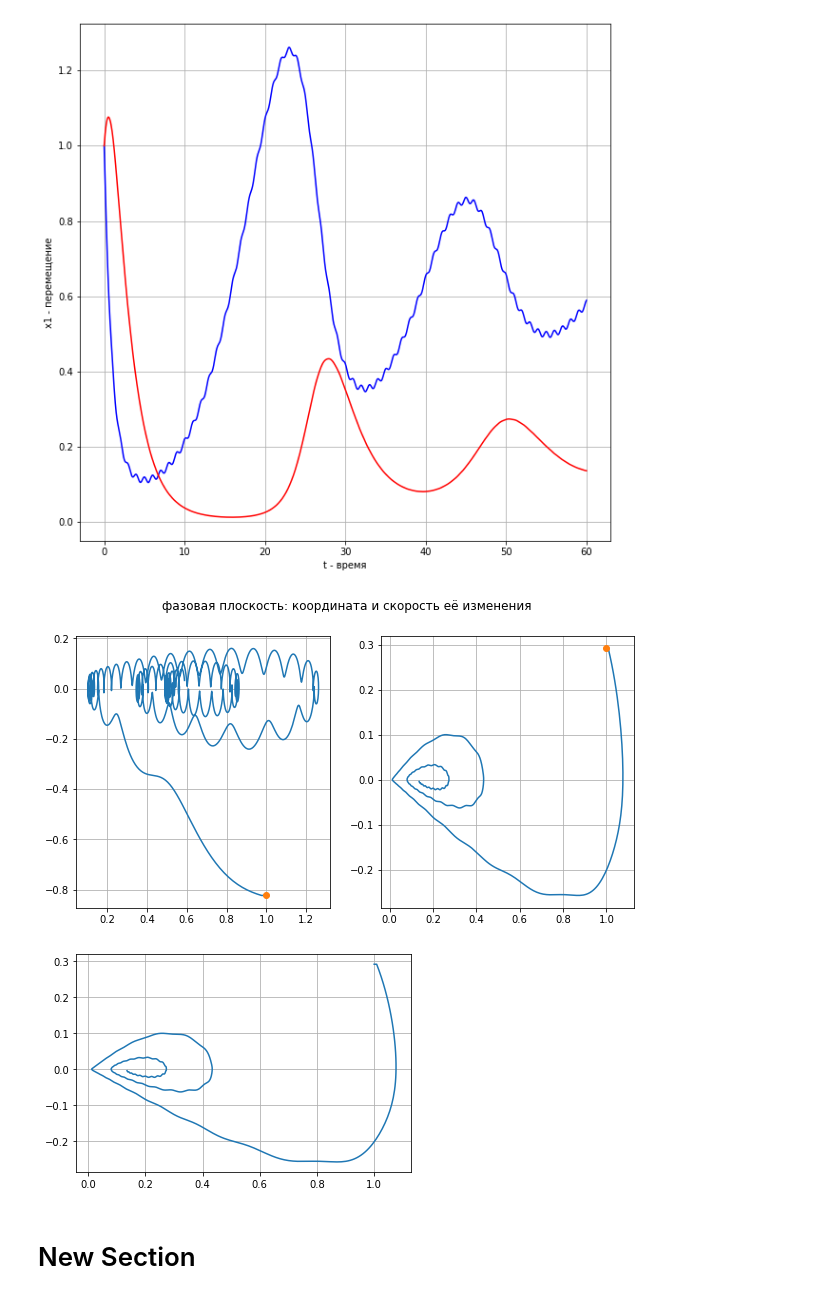
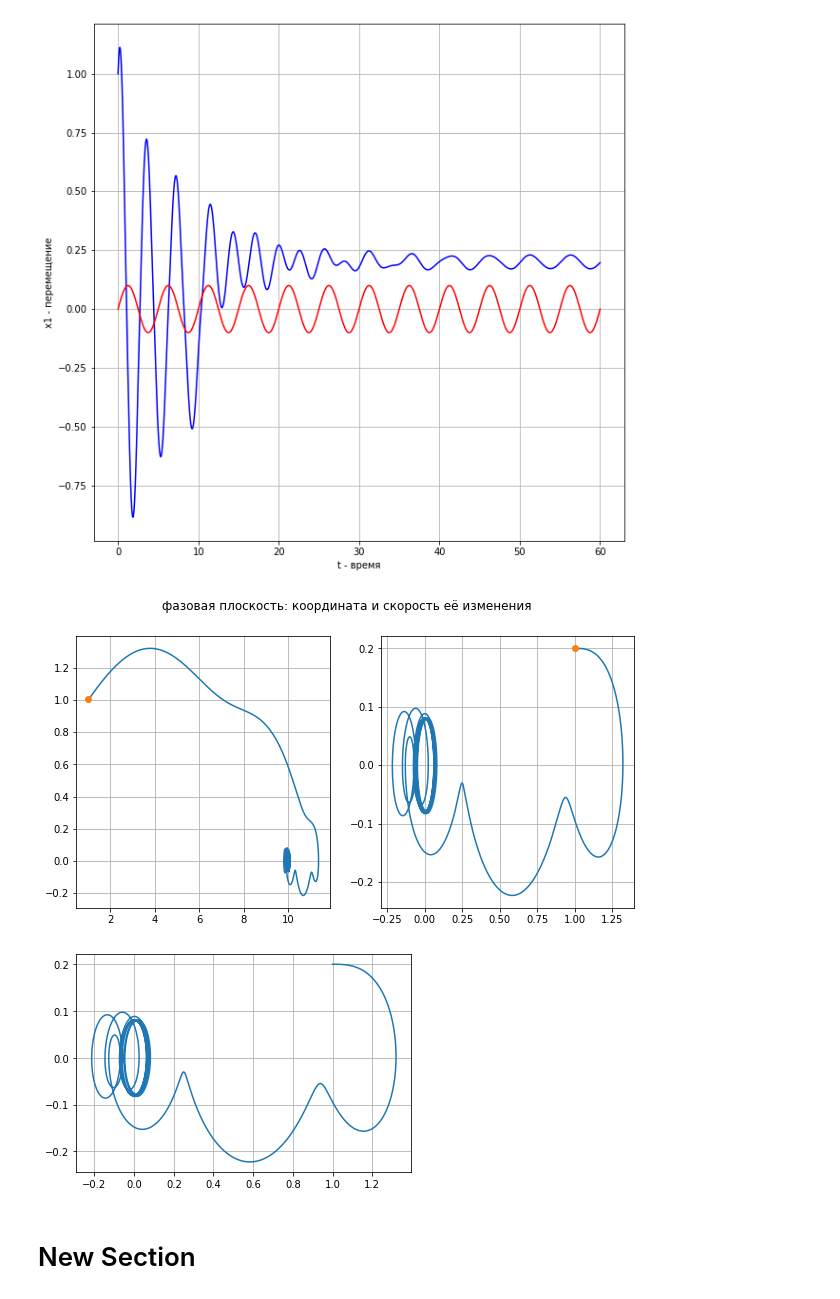
Before and after one commit to TAUforPython/nonlinear_phasepicture, a Jupyter notebook: вынужденное_движение_нелинейных_систем.ipynb, the cells around one changed output. Cells and saved outputs as stored; diff of their text form; code cells hidden in the pictures.

```diff
--- a/вынужденное_движение_нелинейных_систем.ipynb
+++ b/вынужденное_движение_нелинейных_систем.ipynb
@@ -71,6 +74,13 @@ d = 0.8 #вероятность того, что за товаров верну
 args = (a, b, c, d)
 Tend = 60
 
+# начальные условия для модели маятника
+a = 0.25
+b = 5
+c = 1
+d = 1
+args = (a, b, c, d)
+
 #deltaX, deltaDX, startX, stopX, startDX, stopDX = initcond
 initcond = (1, 1, 1, 10, 1, 2)
 drawPhasePortrait(args, initcond, ts = Tend, nt = 2000)
@@ -79,16 +89,16 @@ drawPhasePortrait(args, initcond, ts = Tend, nt = 2000)
 # %%
 sol = calcODE(args, y0 = 1, dy0 = 1, ts = Tend, nt = 2000)
 t = np.linspace(0, Tend, 2000)
 plt.figure(figsize=(10,10))
 plt.xlabel('t - время')
 plt.ylabel('x1 - перемещение')
 plt.plot(t, sol[:, 0], 'b')
-plt.plot(t, sol[:, 1], 'r')
-#plt.plot(t, u_contol(t), 'r')
+#plt.plot(t, sol[:, 1], 'r')
+plt.plot(t, u_contol(t), 'r')
 plt.grid()
 plt.show()
 # %% [output]
-[figure, old version]
+[figure, new version]
 # %%
 # фазовая плоскость
 dxdt0 = DyD2y(t,sol[:, 0])
@@ -104,14 +114,14 @@ ax2.plot(sol[:, 1], dxdt1)
 ax2.plot(sol[0, 1], dxdt1[0],'o') #изображаем начальные условия
 ax2.grid()
 # %% [output]
-[figure, old version]
+[figure, new version]
 # %%
 dxdt = DyD2y(t,sol[:, 1])
 plt.plot(sol[:, 1], dxdt)
 plt.grid()
 plt.show()
 # %% [output]
-[figure, old version]
+[figure, new version]
 # %% [markdown]
 # New Section
 # %%
```
Also changed, not shown: parts of 3 cells of this notebook.
